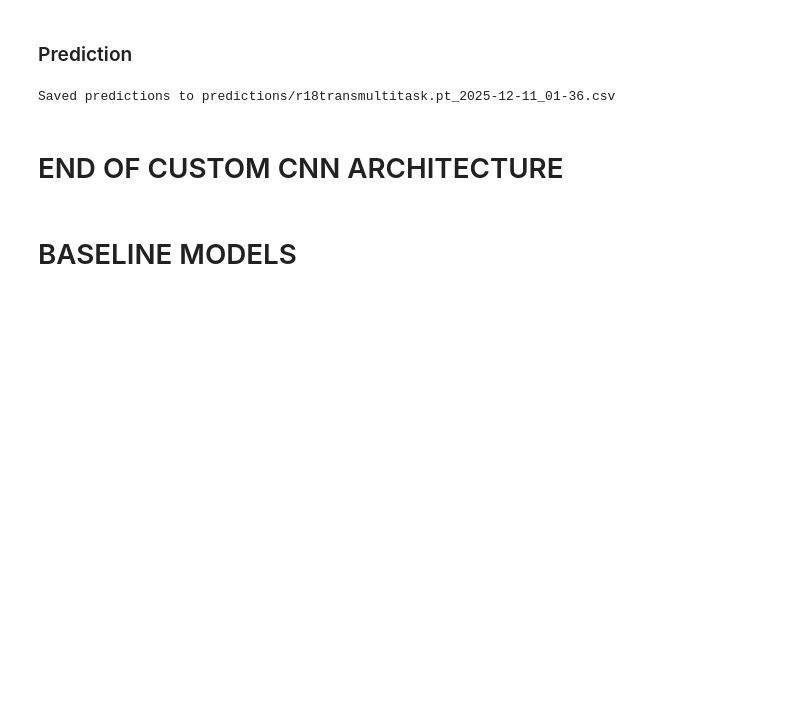
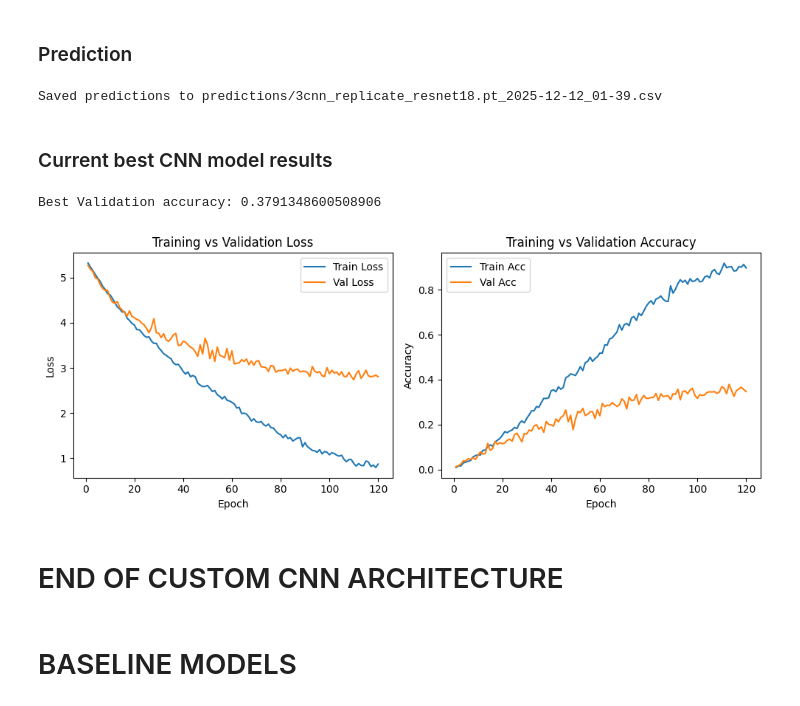
Before and after one commit to cfragiadakis/AML-2025-Feathers-in-focus, a Jupyter notebook: baseline_pretrained_models.ipynb, the cells around one changed output. Drawn from its saved outputs; the diff is of its cells as text; code cells hidden in the pictures; blank space fills up the shorter version.

```diff
--- a/baseline_pretrained_models.ipynb
+++ b/baseline_pretrained_models.ipynb
@@ -1266,0 +1407,33 @@ train_val_plot(train_losses, val_losses, train_accs, val_accs)
+# %%
+class_attributes = torch.tensor(attributes, dtype=torch.float32).to(device) # (200, 312)
+# class_attributes = (class_attributes - class_attributes.mean(0)) / class_attributes.std(0)
+
+# model = ResNet18AttrMultiTask(class_attributes).to(device)
+model = ResNet18AttrMultiTask(class_attributes, scale=30).to(device)
+
+criterion = nn.CrossEntropyLoss()
+
+learning_rate = 1e-4
+#optimizer = torch.optim.SGD(model.parameters(), lr=learning_rate, momentum=0.9)
+optimizer = torch.optim.Adam(model.parameters(), lr=learning_rate, weight_decay=1e-4) # STRICTLY BETTER
+
+batch_size = 64
+alpha=0.1
+
+# scheduler: reduce LR when val_loss plateaus
+# scheduler = torch.optim.lr_scheduler.ReduceLROnPlateau(optimizer, mode='min', factor=0.1, patience=3)
+scheduler = torch.optim.lr_scheduler.StepLR(optimizer, step_size=10, gamma=0.1)
+
+# CAREFUL TO NOT OVERWRITE
+model_name = "3.1cnn_replicate_resnet18.pt"
+model_dir = "cnn_models"
+model_path = os.path.join(model_dir, model_name)
+# %%
+results = multi_task_train_model(
+    model=model,
+    model_path=model_path,
+    class_attributes=class_attributes,
+    optimizer=optimizer,
+    alpha=alpha,
+    scheduler=scheduler,
+    batch_size=batch_size)
@@ -1292,7 +1533,7 @@ def multi_task_prediction(test_df, model, model_name, test_loader, test_path):
 # %%
 # initialize model
 model = ResNet18AttrMultiTask(class_attributes).to(device)  # , feat_dim=512, scale=10.0
-model.load_state_dict(torch.load("cnn_models/r18transmultitask.pt", map_location=device))
+model.load_state_dict(torch.load(model_path, map_location=device))
 model.eval()
 
 test_dataset_path = "data/test_images_path.csv"
@@ -1300,7 +1541,21 @@ test_df = pd.read_csv(test_dataset_path)
 test_loader = initialize_test_dataset(test_dataset_path, test_transform=val_transform)
 multi_task_prediction(test_df, model, model_name, test_loader, test_dataset_path)
 # %% [output]
-Saved predictions to predictions/r18transmultitask.pt_2025-12-11_01-36.csv
+Saved predictions to predictions/3cnn_replicate_resnet18.pt_2025-12-12_01-39.csv
+# %% [markdown]
+### Current best CNN model results
+# %%
+train_losses = results['train_losses']
+val_losses = results['val_losses']
+train_accs = results['train_accs']
+val_accs = results['val_accs']
+best_val_acc = results['best_val_acc']
+
+print('Best Validation accuracy:', best_val_acc)
+train_val_plot(train_losses, val_losses, train_accs, val_accs)
+# %% [output]
+Best Validation accuracy: 0.3791348600508906
+[figure, added]
 # %% [markdown]
 # END OF CUSTOM CNN ARCHITECTURE
 # %% [markdown]
```
Also changed, not shown: parts of 67 cells of this notebook.
